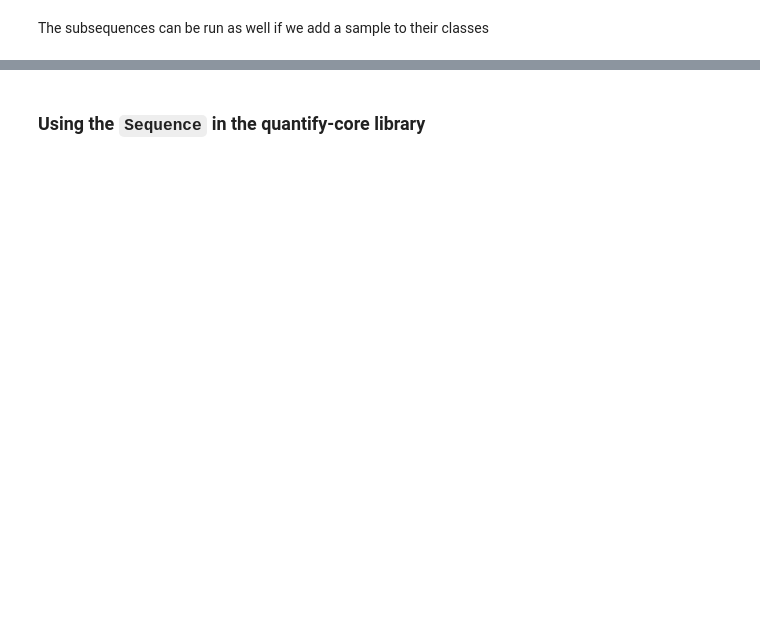
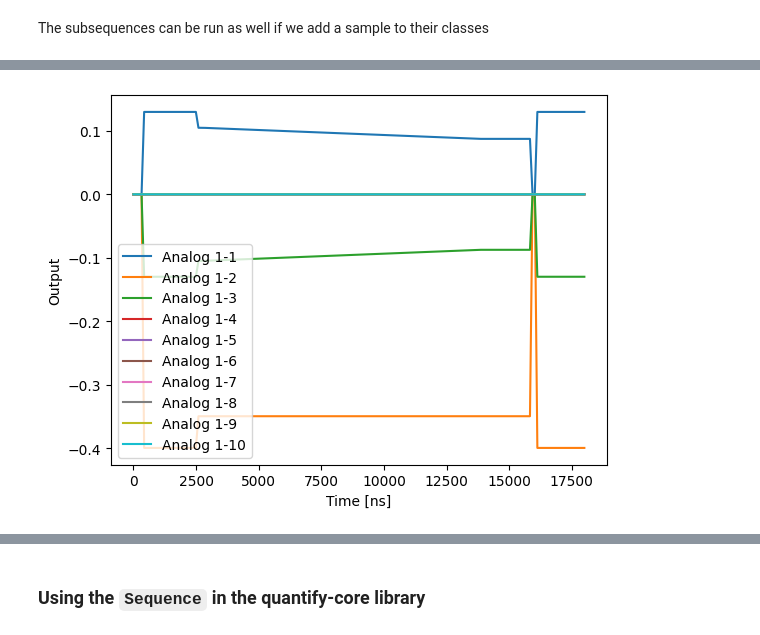
Before and after one commit to andncl/arbok, a Jupyter notebook: arbok/examples/user_guide.ipynb, the cells around one changed output, grey strips where cells are left out. Cells and saved outputs as stored; diff of their text form; code cells hidden in the pictures; blank space fills up the shorter version.

```diff
--- a/arbok/examples/user_guide.ipynb
+++ b/arbok/examples/user_guide.ipynb
@@ -81,3 +94,5 @@ The subsequences can be run as well if we add a sample to their classes
 # %%
-init.sample = sunshine
-init.run_remote_simulation(duration = 4500)
+duInit.sample = sunshine
+duInit.tPreControl(int(2e3/4))
+duInit.run_remote_simulation(duration = 4500)
+# %% [output]
@@ -84 +102,2 @@ init.run_remote_simulation(duration = 4500)
+[figure, added]
 # %%
```
Also changed, not shown: parts of 22 cells of this notebook, 8 other files.
